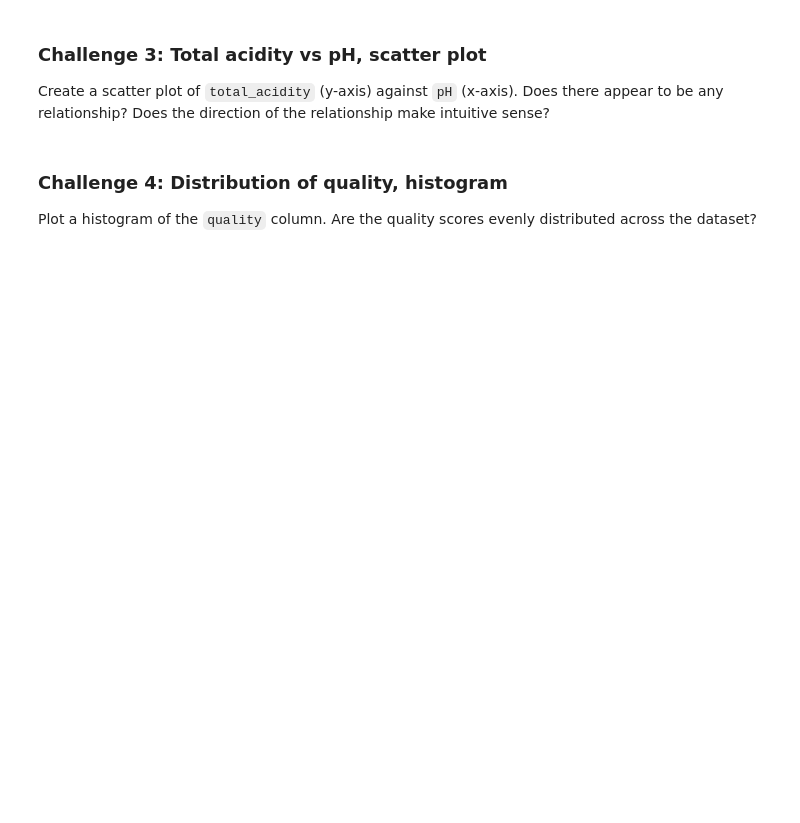
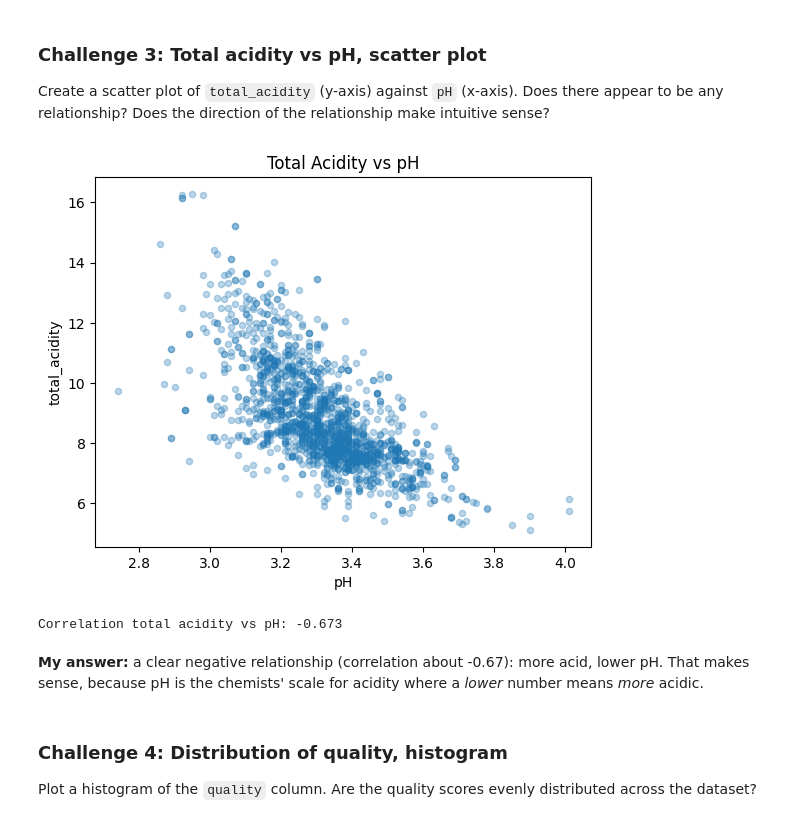
Before and after one commit to crsbln/ds-pandas-numpy, a Jupyter notebook: 1_Pandas/03_Introduction_to_Visualization.ipynb, the cells around one changed output. Cells and saved outputs as stored; diff of their text form; code cells hidden in the pictures; blank space fills up the shorter version.

```diff
--- a/1_Pandas/03_Introduction_to_Visualization.ipynb
+++ b/1_Pandas/03_Introduction_to_Visualization.ipynb
@@ -154,7 +201,18 @@ Create a scatter plot of `alcohol` (y-axis) against `pH` (x-axis). Does there ap
 
 Create a scatter plot of `total_acidity` (y-axis) against `pH` (x-axis). Does there appear to be any relationship? Does the direction of the relationship make intuitive sense?
 # %%
-# YOUR CODE HERE
+df.plot(kind="scatter", x="pH", y="total_acidity",
+        title="Total Acidity vs pH", alpha=0.3)
+plt.show()
+
+print("Correlation total acidity vs pH:",
+      round(df["total_acidity"].corr(df["pH"]), 3))
+# %% [output]
+[figure, added]
+Correlation total acidity vs pH: -0.673
+# %% [markdown]
+**My answer:** a clear negative relationship (correlation about -0.67): more acid, lower pH.
+That makes sense, because pH is the chemists' scale for acidity where a *lower* number means *more* acidic.
 # %% [markdown]
 ### Challenge 4: Distribution of quality, histogram
 
```
Also changed, not shown: parts of 16 cells of this notebook, 11 other files.
